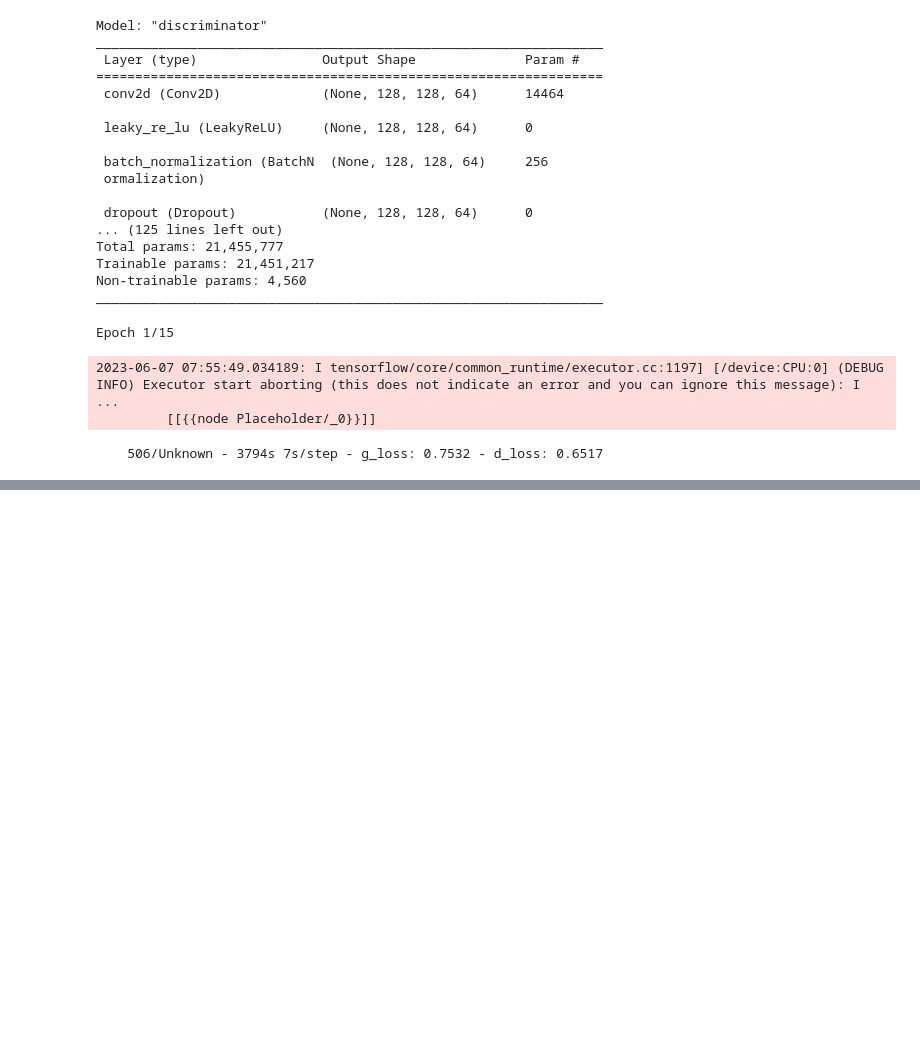
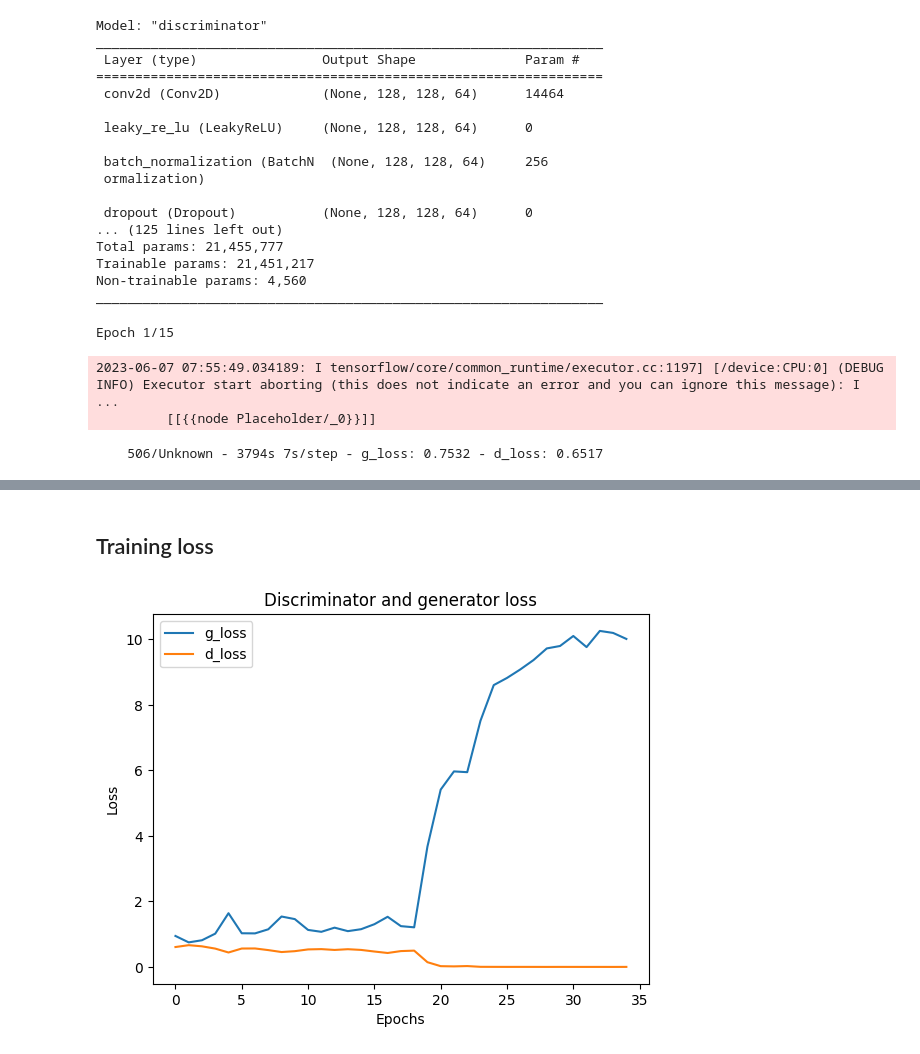
Before and after one commit to edcogue/breast-mammography-detection, a Jupyter notebook: data_augmentation/Conditional GAN Mammographies.ipynb, the cells around one changed output, grey strips where cells are left out. Drawn from its saved outputs; the diff is of its cells as text; code cells hidden in the pictures; blank space fills up the shorter version.

```diff
--- a/data_augmentation/Conditional GAN Mammographies.ipynb
+++ b/data_augmentation/Conditional GAN Mammographies.ipynb
@@ -322,0 +340,3 @@ WARNING:tensorflow:No training configuration found in save file, so the model wa
+# %%
+with open("loss_log_07062023_102838.json", "r") as json_file:
+    data = json.load(json_file)
@@ -322,0 +438,14 @@ WARNING:tensorflow:No training configuration found in save file, so the model wa
+# %% [markdown]
+## Training loss
+# %%
+g_loss = list(map(lambda x: x["g_loss"] ,data))
+d_loss = list(map(lambda x: x["d_loss"] ,data))
+plt.plot(g_loss, label="g_loss")
+plt.plot(d_loss, label="d_loss")
+plt.title("Discriminator and generator loss")
+plt.ylabel("Loss")
+plt.xlabel("Epochs")
+plt.legend()
+plt.show()
+# %% [output]
+[figure, added]
```
Also changed, not shown: parts of 7 cells of this notebook, 1 other file.
